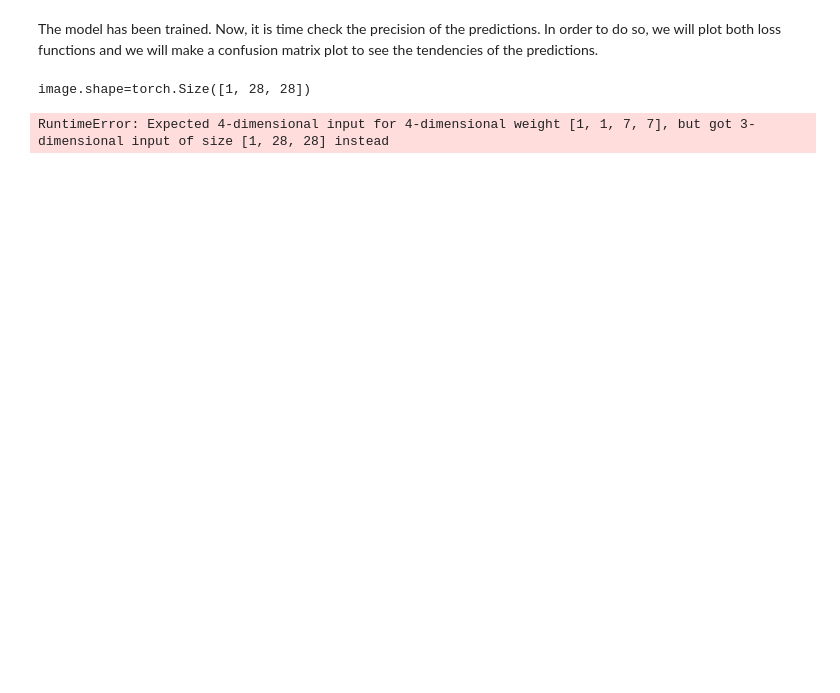
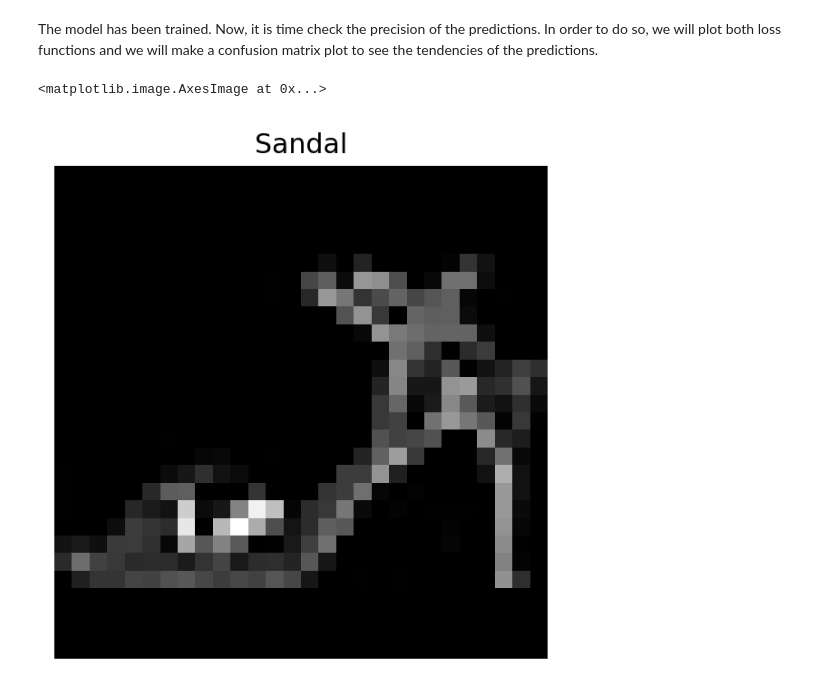
Before and after one commit to Santiq22/data_science_projects, a Jupyter notebook: Deep Convolutional Classificator Fashion MNIST/Classificator.ipynb, the cells around one changed output. Cells and saved outputs as stored; diff of their text form; code cells hidden in the pictures; blank space fills up the shorter version.

```diff
--- a/Deep Convolutional Classificator Fashion MNIST/Classificator.ipynb
+++ b/Deep Convolutional Classificator Fashion MNIST/Classificator.ipynb
@@ -361,34 +387,26 @@ Actual
 The model has been trained. Now, it is time check the precision of the predictions. In order to do so, we will plot both loss functions and we will make a confusion matrix plot to see the tendencies of the predictions.
 # %%
 # We save both loss functions
-#np.savetxt('loss_to_plot.txt', loss_to_plot)
-#np.savetxt('loss_to_plot_test.txt', loss_to_plot_val)
+np.savetxt('loss_to_plot.txt', loss_to_plot)
+np.savetxt('loss_to_plot_test.txt', loss_to_plot_val)
 
 # We choose an image and calculate the corresponding prediction generated by the model
 for (X, y) in train_dl:
     pred_cpu = model(X)
+    image_cpu = X[0]
     break
 
-"""
-sample_idx = torch.randint(len(test_data),size=(1,)).item()
-image, name = test_data[sample_idx]
-print(f"image.shape={image.shape}")
-image_cpu = image.to(device)
-pred_cpu = model(image_cpu)
-"""
-
-# We reshape the prediction so it has the shape of a greyscale image of 28 x 28 pixels
-pred_cpu = pred_cpu[0].detach().numpy().reshape((1,28,28))
+pred_cpu = pred_cpu[0].detach().numpy()
 
 # We plot the imagen to be predicted and as a title the corresponding prediction
 fig, ax = plt.subplots(1,1, dpi=180)
-fig.set_size_inches(5.0,5.0)
+fig.set_size_inches(4.0, 4.0)
 ax.axis("off")
-plt.title(labels_map[torch.argmax(pred_cpu)])
+plt.title(labels_map[np.argmax(pred_cpu)])
 ax.imshow(image_cpu.squeeze(), cmap="gray")
 # %% [output]
-image.shape=torch.Size([1, 28, 28])
+<matplotlib.image.AxesImage at 0x...>
-RuntimeError: Expected 4-dimensional input for 4-dimensional weight [1, 1, 7, 7], but got 3-dimensional input of size [1, 28, 28] instead
+[figure, added]
 # %%
 lp = np.loadtxt('loss_to_plot.txt')
 lp_test = np.loadtxt('loss_to_plot_test.txt')
```
Also changed, not shown: parts of 20 cells of this notebook, 11 other files.
